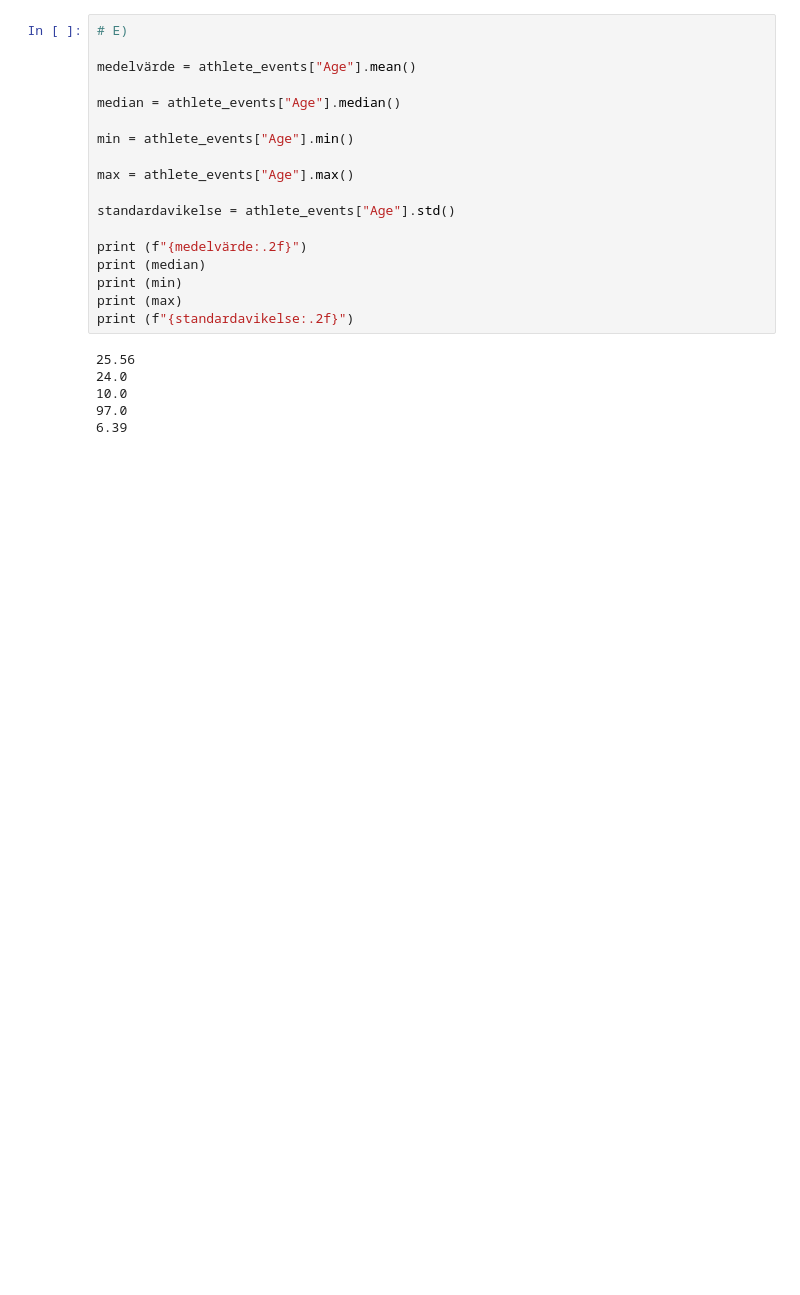
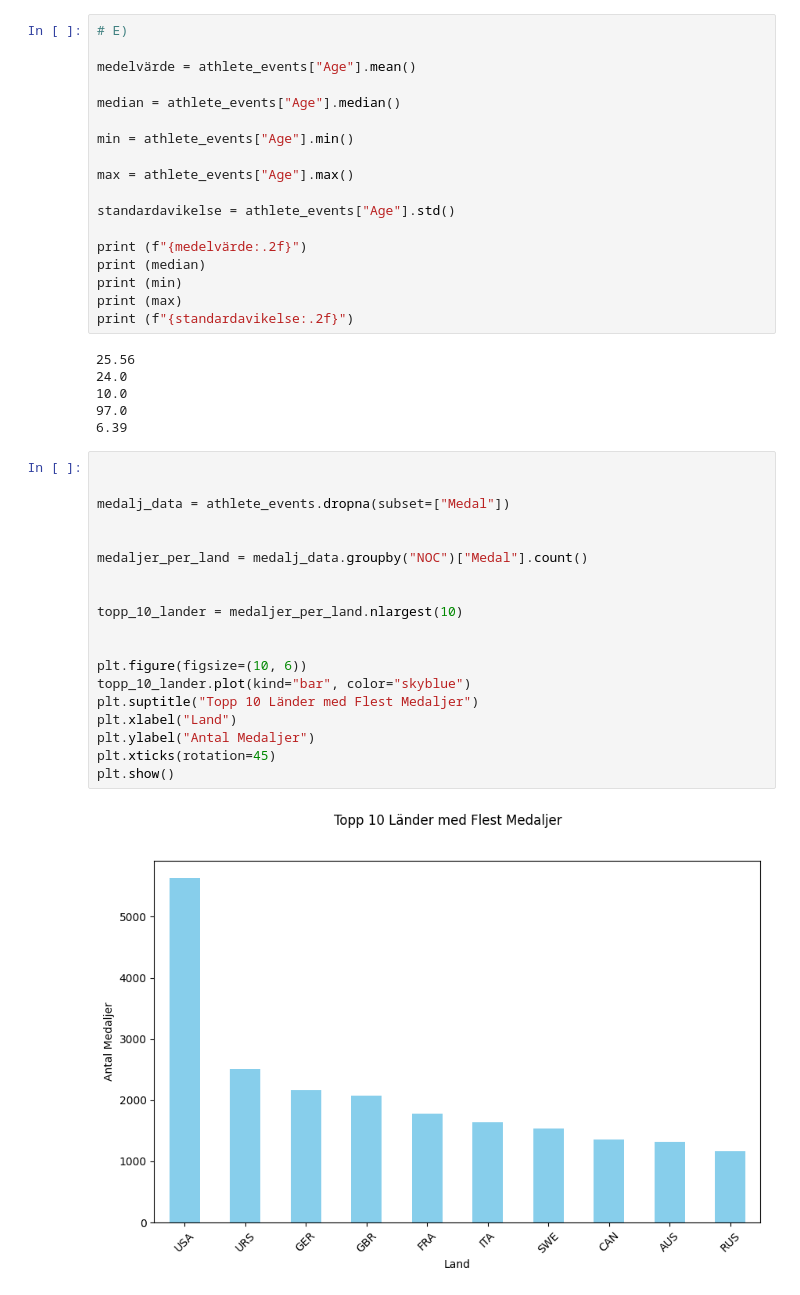
Before and after one commit to Ludwilton/Projekt-OS-Norge, a Jupyter notebook: uppgift_0/uppgift.0Darwin.ipynb, the cells around one changed output. Drawn from its saved outputs; the diff is of its cells as text; blank space fills up the shorter version.

```diff
--- a/uppgift_0/uppgift.0Darwin.ipynb
+++ b/uppgift_0/uppgift.0Darwin.ipynb
@@ -110,3 +109,24 @@ print (f"{standardavikelse:.2f}")
 10.0
 97.0
 6.39
+# %%
+
+
+medalj_data = athlete_events.dropna(subset=["Medal"])
+
+
+medaljer_per_land = medalj_data.groupby("NOC")["Medal"].count()
+
+
+topp_10_lander = medaljer_per_land.nlargest(10)
+
+
+plt.figure(figsize=(10, 6))
+topp_10_lander.plot(kind="bar", color="skyblue")
+plt.suptitle("Topp 10 Länder med Flest Medaljer")
+plt.xlabel("Land")
+plt.ylabel("Antal Medaljer")
+plt.xticks(rotation=45)
+plt.show()
+# %% [output]
+[figure, added]
```
Also changed, not shown: parts of 6 cells of this notebook.
